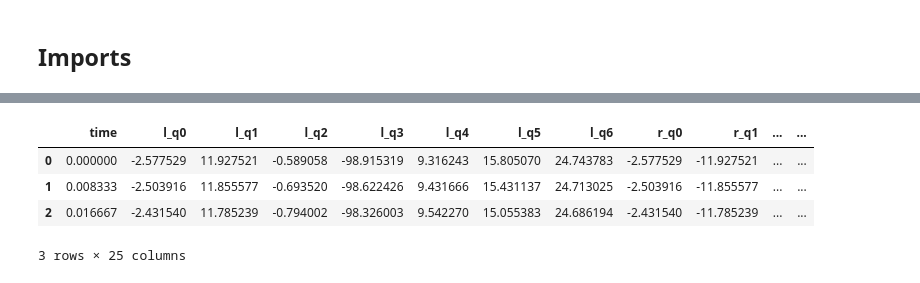
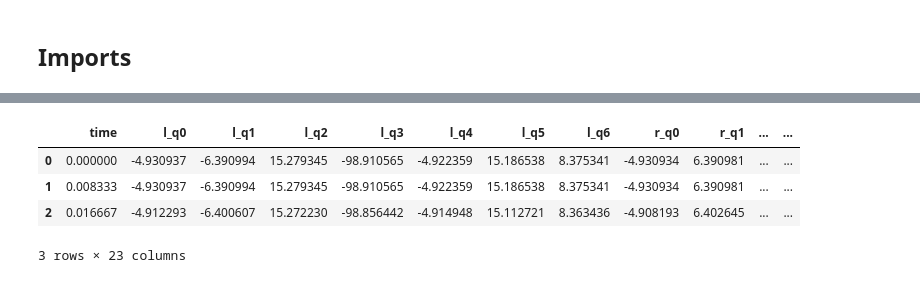
Before and after one commit to pollen-robotics/reachy2_qpik, a Jupyter notebook: src/example/pinocchio/metrics_eval.ipynb, the cells around one changed output, grey strips where cells are left out. Saved outputs shown, nothing was run; the diff lists cells and outputs as text; code cells hidden in the pictures.

```diff
--- a/src/example/pinocchio/metrics_eval.ipynb
+++ b/src/example/pinocchio/metrics_eval.ipynb
@@ -92,38 +92,38 @@ display(df_sym.head(3))
 l_pos_errs, l_rot_errs, l_comb_errs = [], [], []
 r_pos_errs, r_rot_errs, r_comb_errs = [], [], []
 
 for _, row in df_num.iterrows():
     l_pose = parse_pose_matrix(row["l_pose"])
     l_real = parse_pose_matrix(row["l_real_pose"])
 
     l_pos = l2_error(l_pose[:3, 3], l_real[:3, 3])
     l_rot = rodrigues_error(l_pose[:3, :3], l_real[:3, :3])
 
     l_pos_errs.append(l_pos)
     l_rot_errs.append(l_rot)
 
     r_pose = parse_pose_matrix(row["r_pose"])
     r_real = parse_pose_matrix(row["r_real_pose"])
 
     r_pos = l2_error(r_pose[:3, 3], r_real[:3, 3])
     r_rot = rodrigues_error(r_pose[:3, :3], r_real[:3, :3])
 
     r_pos_errs.append(r_pos)
     r_rot_errs.append(r_rot)
 
 df_num["l_pos_err"] = l_pos_errs
 df_num["l_rot_err"] = l_rot_errs
 
 df_num["r_pos_err"] = r_pos_errs
 df_num["r_rot_err"] = r_rot_errs
 
-display(df_sym.head(3))
+display(df_num.head(3))
 # %% [output]
 |  | time | l_q0 | l_q1 | l_q2 | l_q3 | l_q4 | l_q5 | l_q6 | r_q0 | r_q1 | ... | ... |
-| 0 | 0.000000 | -2.577529 | 11.927521 | -0.589058 | -98.915319 | 9.316243 | 15.805070 | 24.743783 | -2.577529 | -11.927521 | ... | ... |
-| 1 | 0.008333 | -2.503916 | 11.855577 | -0.693520 | -98.622426 | 9.431666 | 15.431137 | 24.713025 | -2.503916 | -11.855577 | ... | ... |
-| 2 | 0.016667 | -2.431540 | 11.785239 | -0.794002 | -98.326003 | 9.542270 | 15.055383 | 24.686194 | -2.431540 | -11.785239 | ... | ... |
+| 0 | 0.000000 | -4.930937 | -6.390994 | 15.279345 | -98.910565 | -4.922359 | 15.186538 | 8.375341 | -4.930934 | 6.390981 | ... | ... |
+| 1 | 0.008333 | -4.930937 | -6.390994 | 15.279345 | -98.910565 | -4.922359 | 15.186538 | 8.375341 | -4.930934 | 6.390981 | ... | ... |
+| 2 | 0.016667 | -4.912293 | -6.400607 | 15.272230 | -98.856442 | -4.914948 | 15.112721 | 8.363436 | -4.908193 | 6.402645 | ... | ... |
-3 rows × 25 columns
+3 rows × 23 columns
 # %%
 l_joint_cols = ["l_q0", "l_q1", "l_q2", "l_q3", "l_q4", "l_q5", "l_q6"]
 r_joint_cols = ["r_q0", "r_q1", "r_q2", "r_q3", "r_q4", "r_q5", "r_q6"]
```
Also changed, not shown: parts of 15 cells of this notebook, 42 other files.
